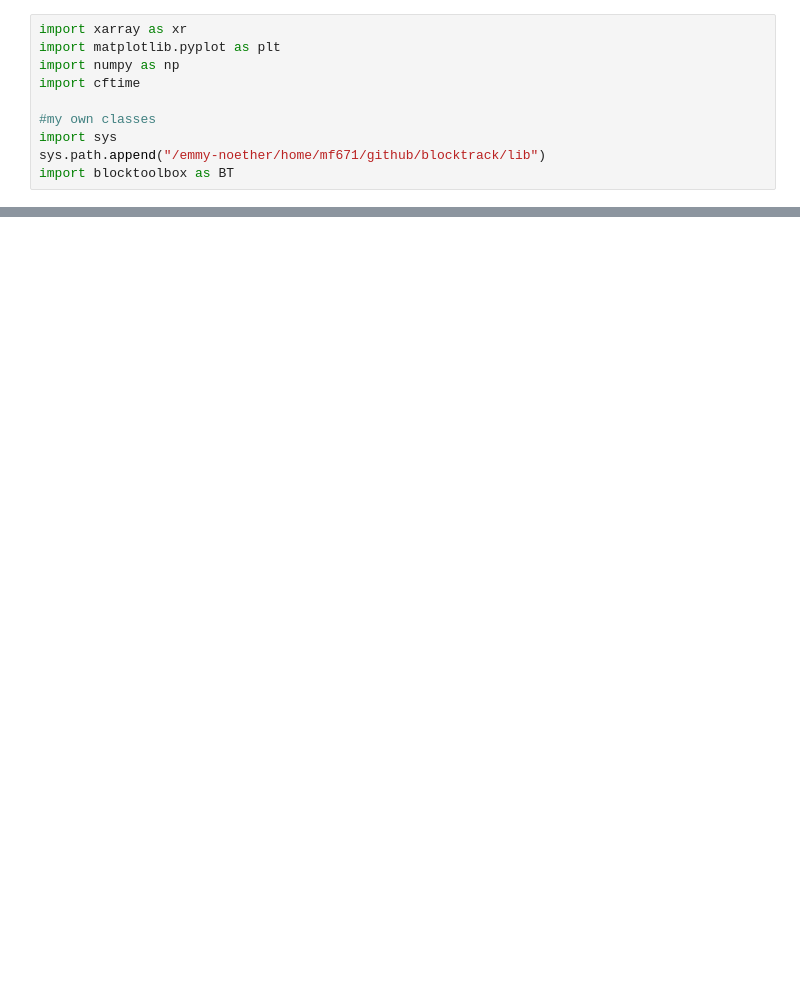
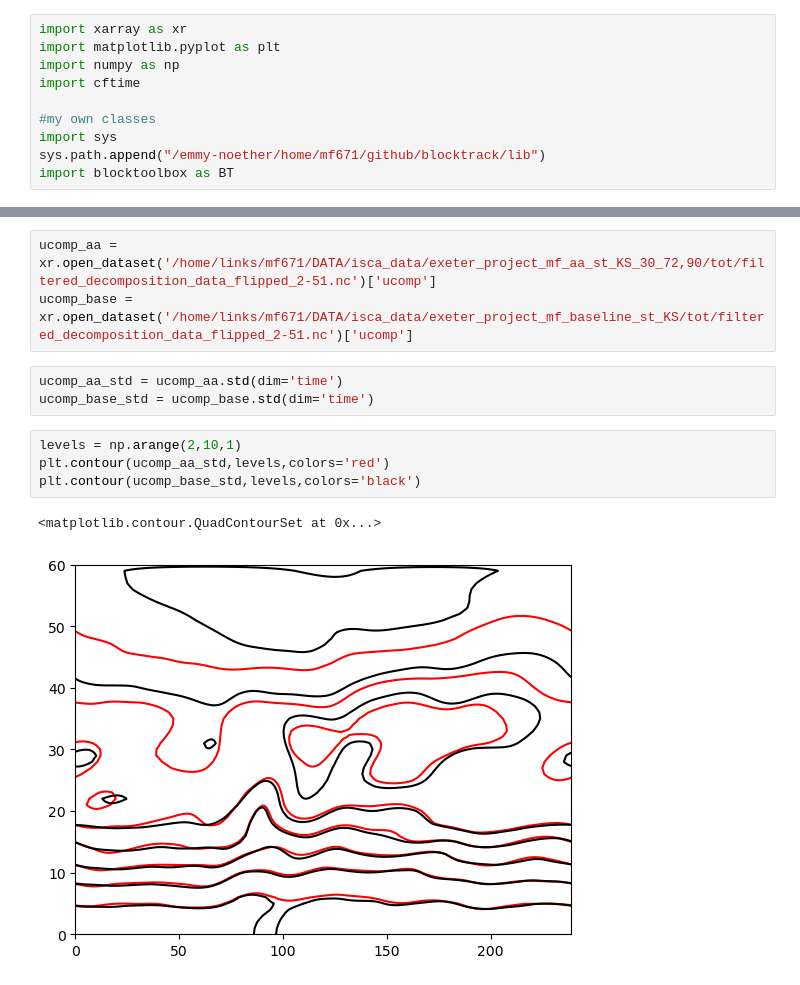
Before and after one commit to michele-filippucci/lwa_persistence, a Jupyter notebook: falwa_AvsU.ipynb, the cells around one changed output, grey strips where cells are left out. Saved outputs shown, nothing was run; the diff lists cells and outputs as text; blank space fills up the shorter version.

```diff
--- a/falwa_AvsU.ipynb
+++ b/falwa_AvsU.ipynb
@@ -110,0 +194,13 @@ Text(0, 0.5, 'counts')
+# %%
+ucomp_aa = xr.open_dataset('/home/links/mf671/DATA/isca_data/exeter_project_mf_aa_st_KS_30_72,90/tot/filtered_decomposition_data_flipped_2-51.nc')['ucomp']
+ucomp_base = xr.open_dataset('/home/links/mf671/DATA/isca_data/exeter_project_mf_baseline_st_KS/tot/filtered_decomposition_data_flipped_2-51.nc')['ucomp']
+# %%
+ucomp_aa_std = ucomp_aa.std(dim='time')
+ucomp_base_std = ucomp_base.std(dim='time')
+# %%
+levels = np.arange(2,10,1)
+plt.contour(ucomp_aa_std,levels,colors='red')
+plt.contour(ucomp_base_std,levels,colors='black')
+# %% [output]
+<matplotlib.contour.QuadContourSet at 0x...>
+[figure, added]
```
Also changed, not shown: parts of 34 cells of this notebook, 16 other files.
